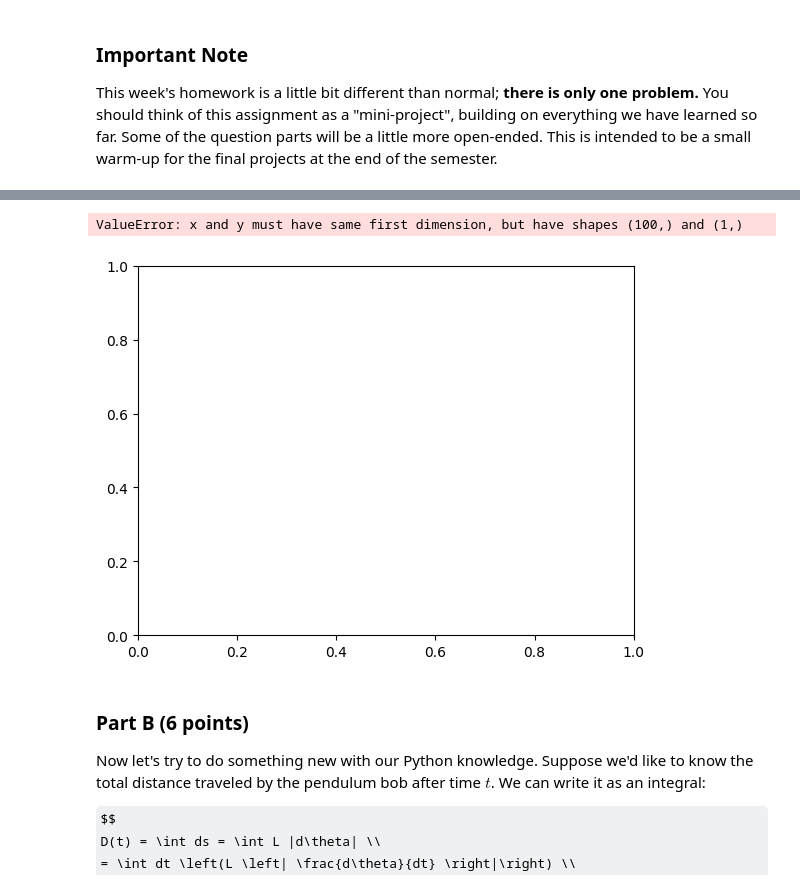
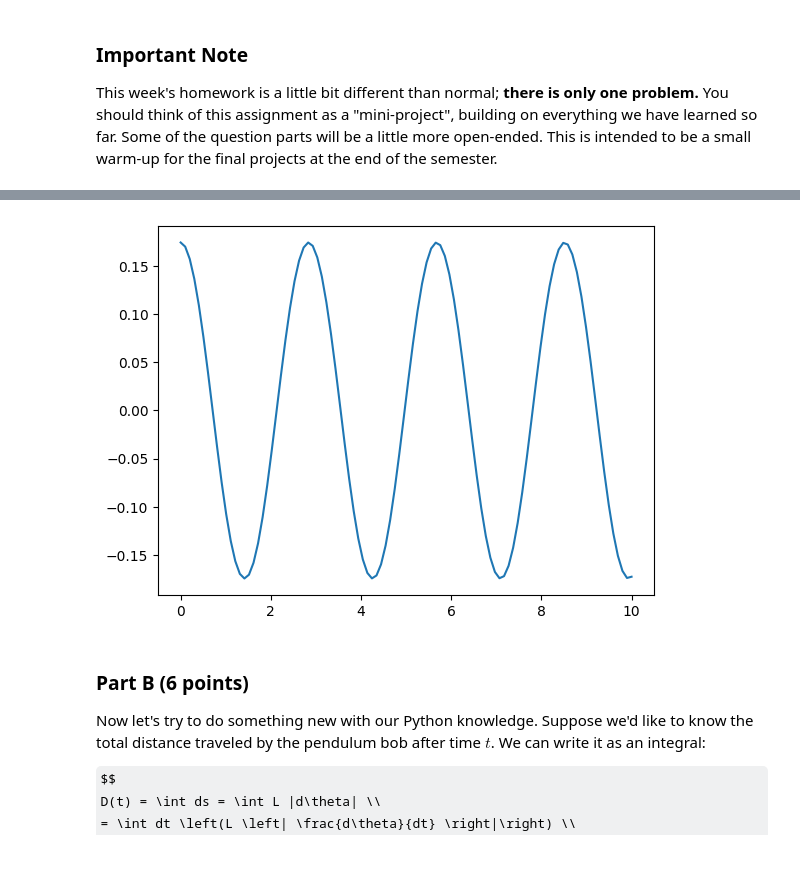
Before and after one commit to mohammeddevOG/PHYS2600, a Jupyter notebook: homework/hw04/hw04.ipynb, the cells around one changed output, grey strips where cells are left out. Drawn from its saved outputs; the diff is of its cells as text; code cells hidden in the pictures; some formulas as TeX source; blank space fills up the shorter version.

```diff
--- a/homework/hw04/hw04.ipynb
+++ b/homework/hw04/hw04.ipynb
@@ -65,12 +65,12 @@ In the cell below, I've given you values for $g$, $L$, and $\theta_0$.  Using th
 # %%
 g = 9.8  # m/s^2
 L = 2.0  # m
 theta_0 = 10 * np.pi / 180  # 10 degrees
-t = np.linspace(0, 4, 100)
-plt.plot(t, theta_0);
+t = np.linspace(0, 10, 100) # Creating the time axis
+theta_t = theta_0 * np.cos(np.sqrt(g / L) * t) # this is the formula givin
+plt.plot(t, theta_t); # plotting
 # %% [output]
-ValueError: x and y must have same first dimension, but have shapes (100,) and (1,)
-[figure, old version]
+[figure, new version]
 # %% [markdown]
 ### Part B (6 points)
 
```
Also changed, not shown: parts of 2 cells of this notebook.
